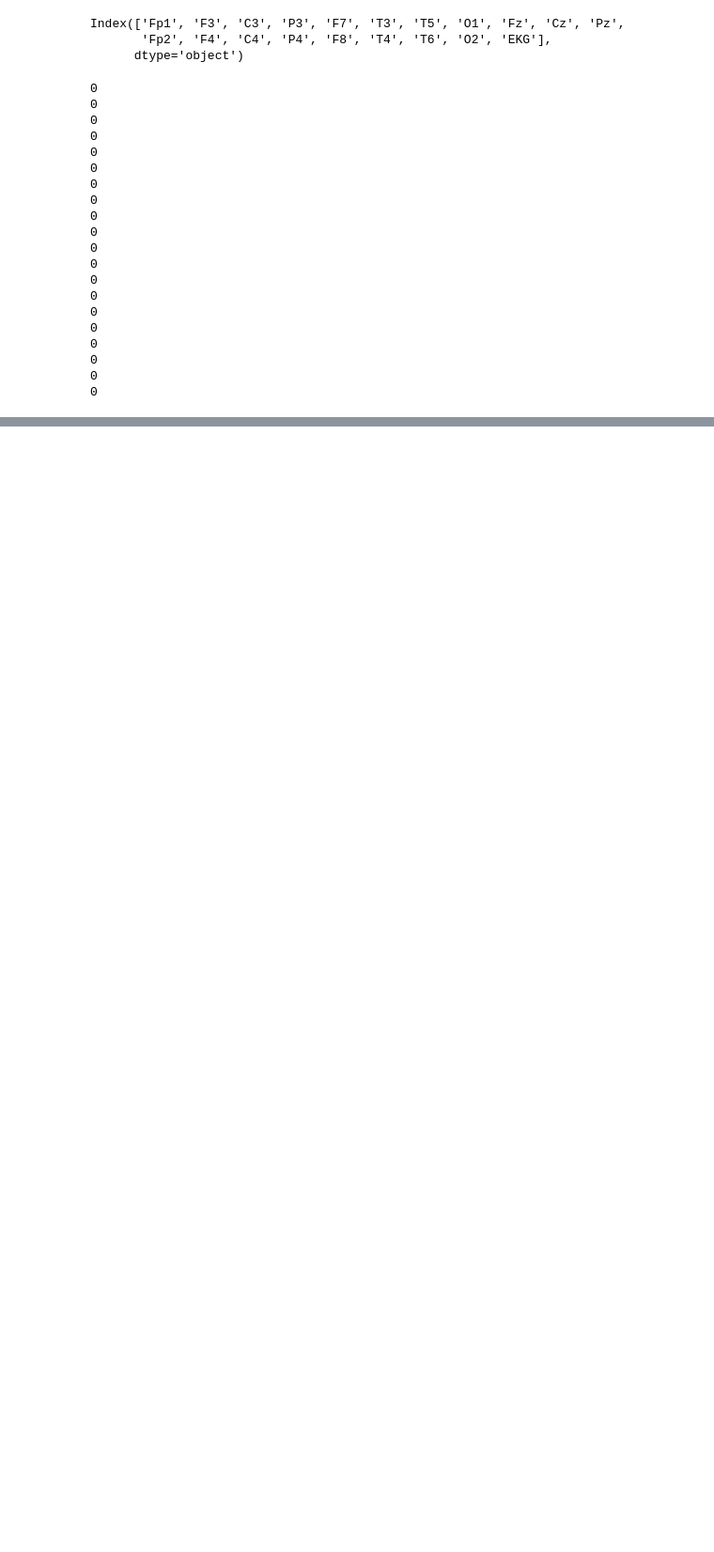
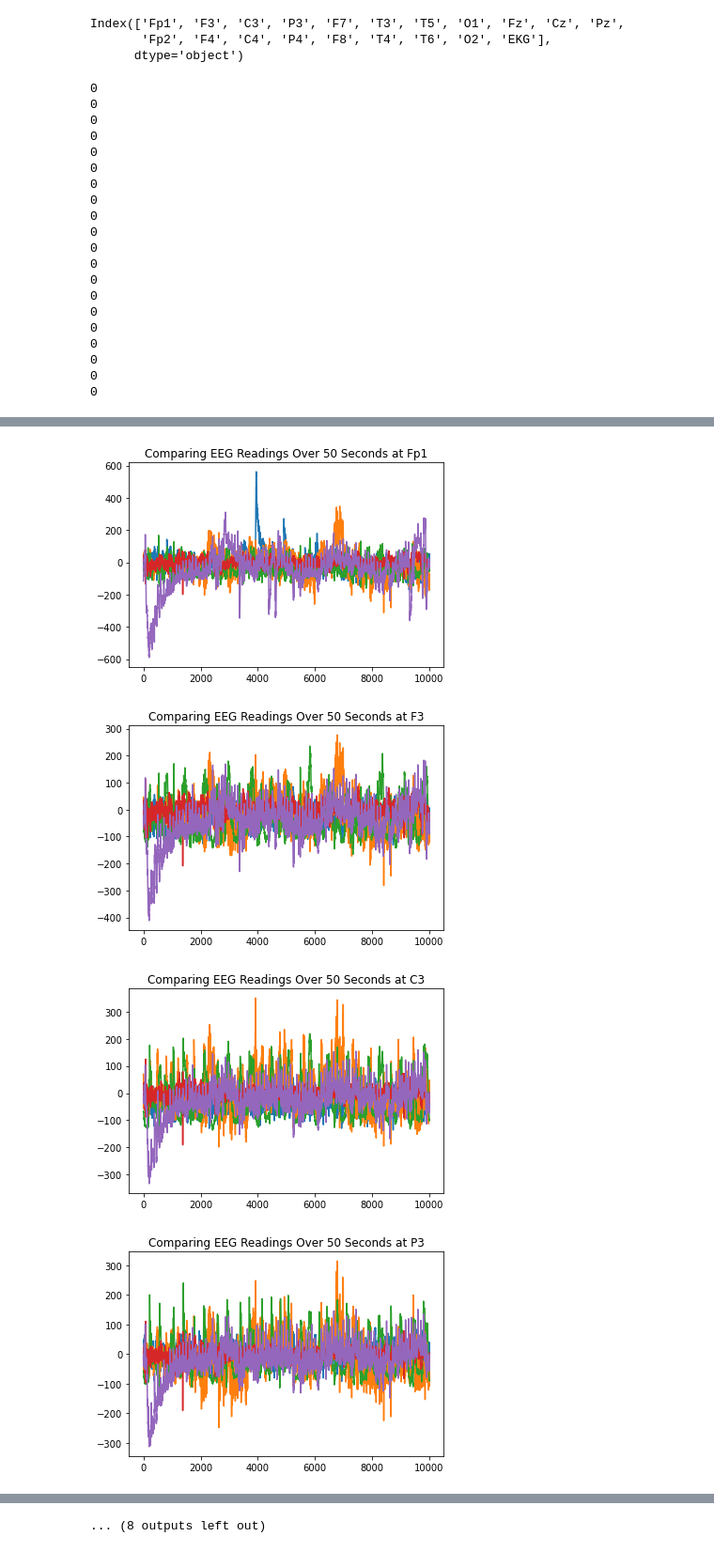
Before and after one commit to ClaytonWhitteberry/DATA4380, a Jupyter notebook: projects/Tabular/Data Cleaning Tabular Dataset.ipynb, the cells around one changed output, grey strips where cells are left out. Shown at 94% size. Drawn from its saved outputs; the diff is of its cells as text; code cells hidden in the pictures; blank space fills up the shorter version.

```diff
--- a/projects/Tabular/Data Cleaning Tabular Dataset.ipynb
+++ b/projects/Tabular/Data Cleaning Tabular Dataset.ipynb
@@ -641,0 +644,15 @@ for col in seizure_sub5.columns:
+# %%
+def time_series_comparison(eeg_list, col):
+    for eeg in eeg_list:
+        plt.plot(eeg[col])
+
+    plt.title('Comparing EEG Readings Over 50 Seconds at {}'.format(col))
+    plt.show()
+# %%
+for col in test_eeg.columns:
+    time_series_comparison([other_sub2, lpd_sub2, gpd_sub2, lrda_sub2, grda_sub2], col)
+# %% [output]
+[figure, added]
+[figure, added]
+[figure, added]
+[figure, added]
@@ -641,0 +667 @@ for col in seizure_sub5.columns:
+... (8 outputs left out)
```
Also changed, not shown: parts of 10 cells of this notebook, 1 other file.
